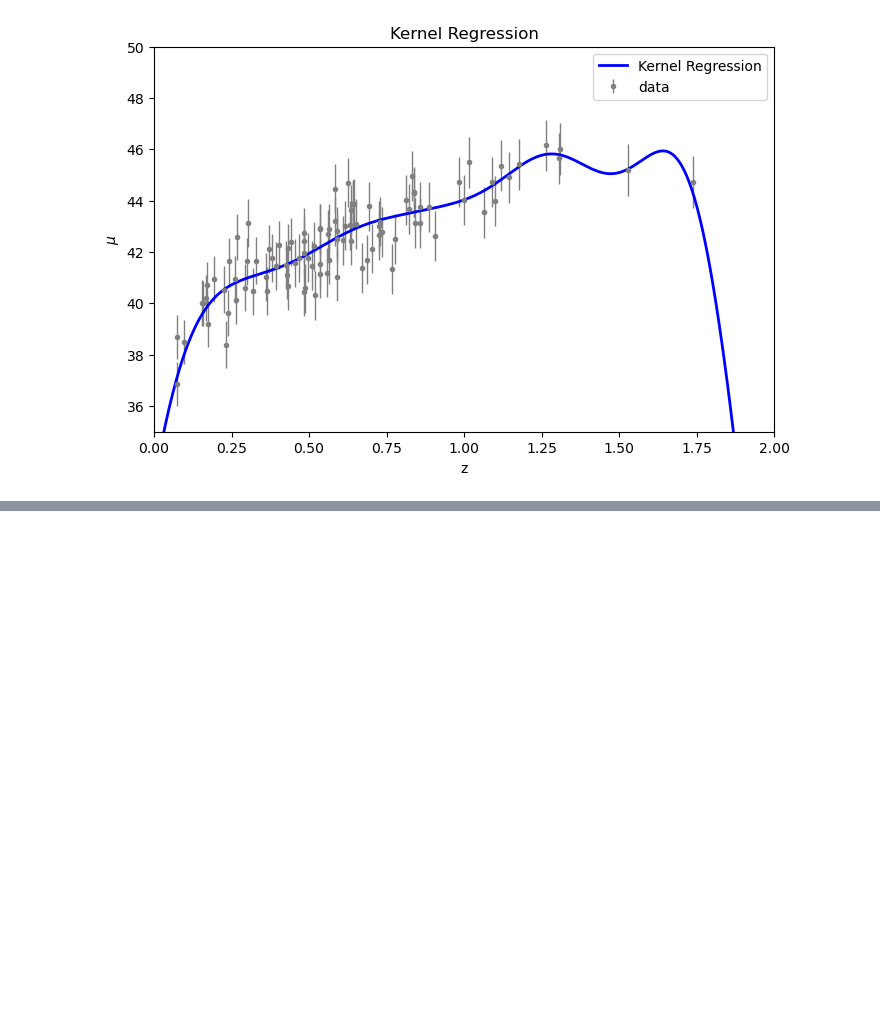
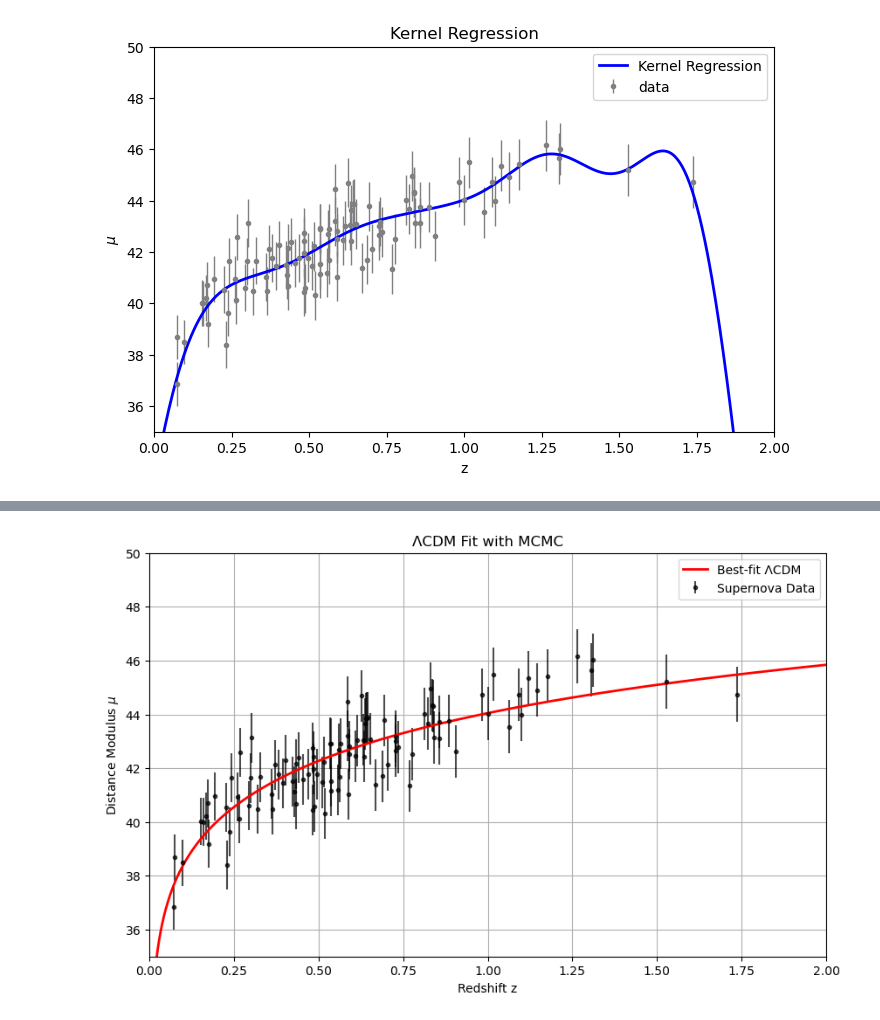
Before and after one commit to mgili01/astrostatistics_bicocca_2026, a Jupyter notebook: working/12_SN_distances_redshifts.ipynb, the cells around one changed output, grey strips where cells are left out. Saved outputs shown, nothing was run; the diff lists cells and outputs as text; code cells hidden in the pictures; blank space fills up the shorter version.

```diff
--- a/working/12_SN_distances_redshifts.ipynb
+++ b/working/12_SN_distances_redshifts.ipynb
@@ -210,0 +600,49 @@ plt.show()
+# %%
+z_fit = np.linspace(
+    0.001,
+    2.0,
+    500
+)
+
+mu_fit = mu_model(
+    z_fit,
+    H0_med,
+    Omega_med
+)
+# %%
+plt.figure(figsize=(10, 6))
+
+# Data
+plt.errorbar(
+    z_sample,
+    mu_sample,
+    dmu,
+    fmt='.',
+    color='black',
+    alpha=0.7,
+    label='Supernova Data'
+)
+
+# MCMC best-fit model
+plt.plot(
+    z_fit,
+    mu_fit,
+    color='red',
+    lw=2,
+    label='Best-fit ΛCDM'
+)
+
+plt.xlabel('Redshift z')
+plt.ylabel(r'Distance Modulus $\mu$')
+
+plt.title('ΛCDM Fit with MCMC')
+
+plt.xlim(0, 2)
+plt.ylim(35, 50)
+
+plt.legend()
+plt.grid(True)
+
+plt.show()
+# %% [output]
+[figure, added]
```
Also changed, not shown: parts of 36 cells of this notebook.
